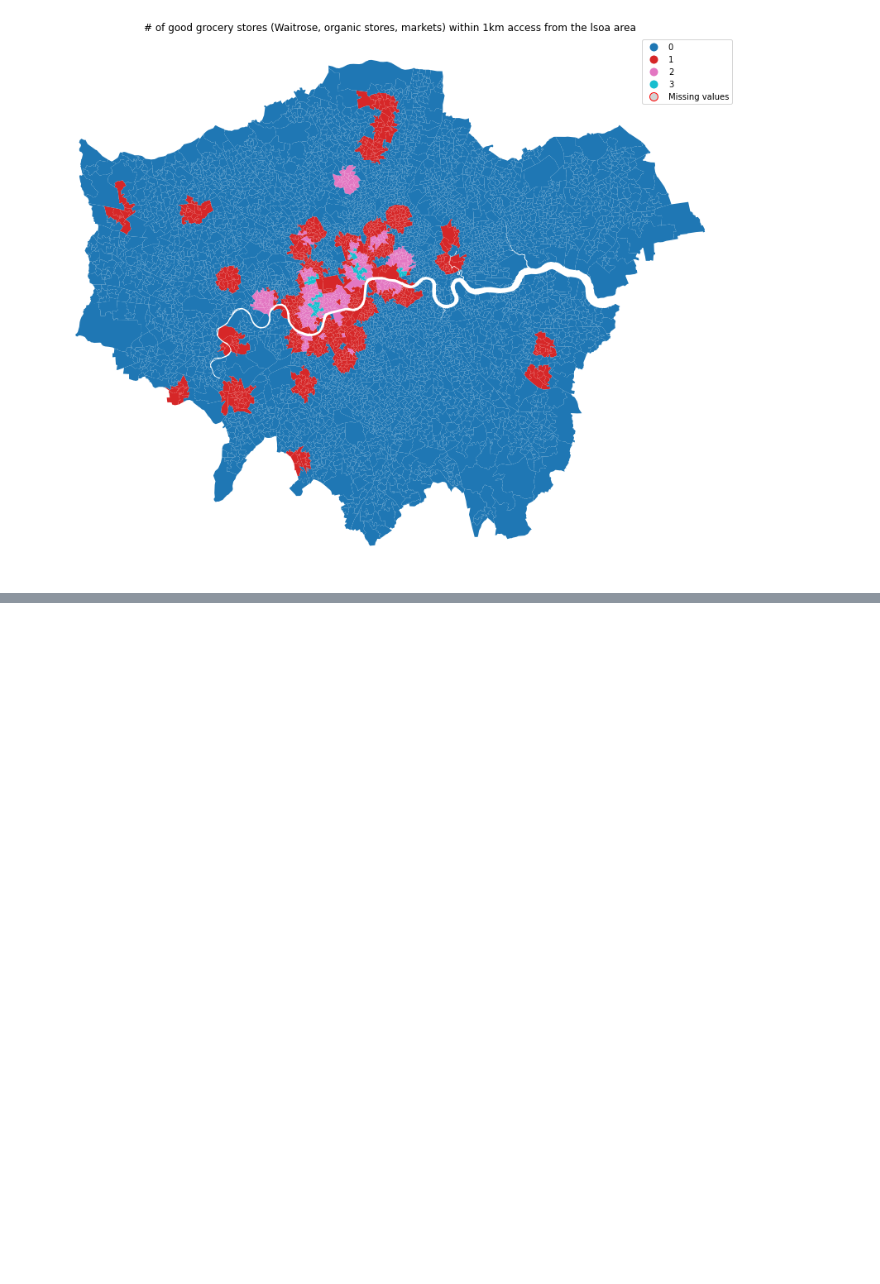
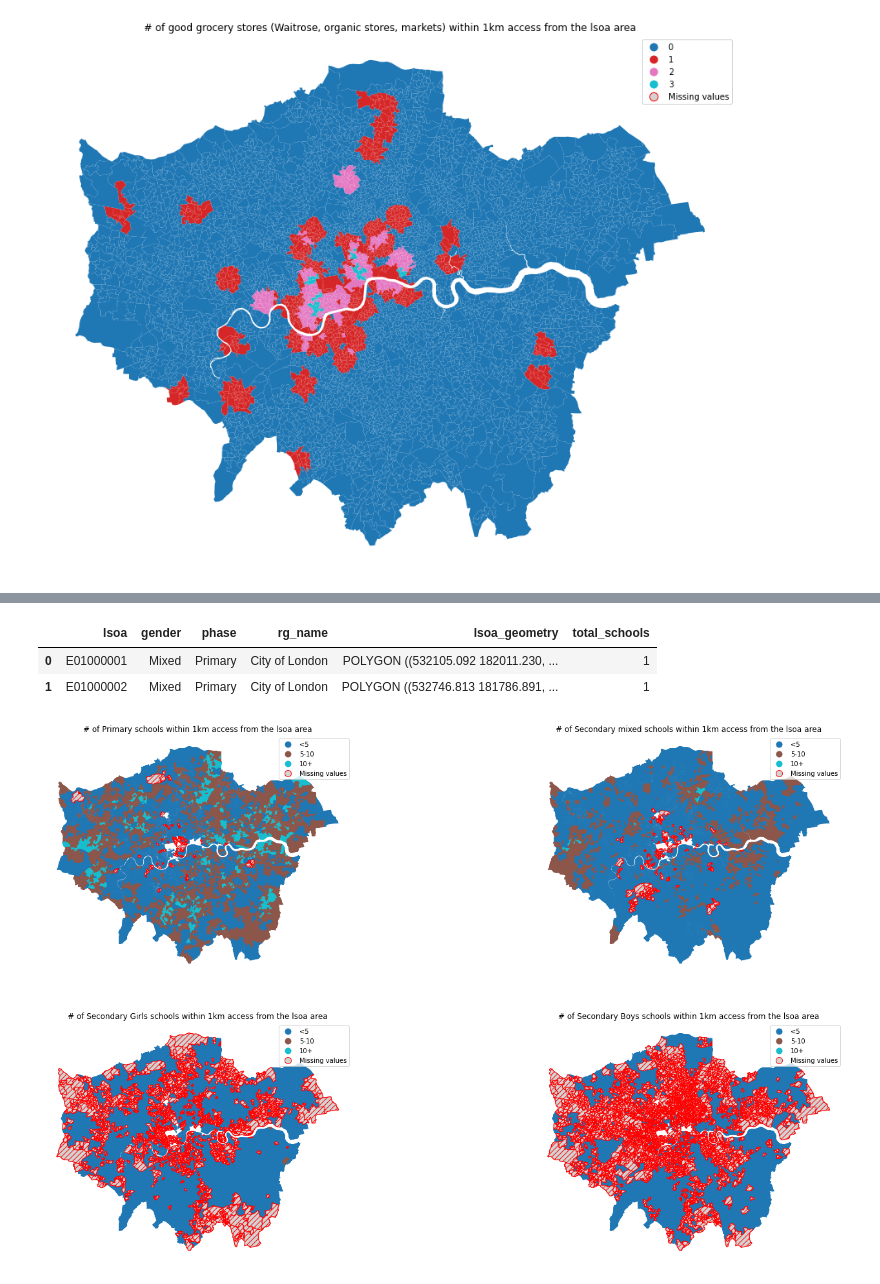
Before and after one commit to jelenalor/RealEstate, a Jupyter notebook: 2.EDA regions.ipynb, the cells around one changed output, grey strips where cells are left out. Cells and saved outputs as stored; diff of their text form; code cells hidden in the pictures; blank space fills up the shorter version.

```diff
--- a/2.EDA regions.ipynb
+++ b/2.EDA regions.ipynb
@@ -252,0 +277,75 @@ plt.show()
+# %%
+engine = psycopg2.connect(database="postgres", user=secrets.user(), password=secrets.password(), host=secrets.host(), port='5432')
+
+sql = """
+SELECT
+    s.lsoa, s.gender, s.phase, g.rg_name, g.lsoa_geometry, count( distinct s.school_nam) as total_schools
+from schools as s
+right join geo2 as g
+on s.lsoa = g.lsoa
+where s.type in ('Community School', 'Academy Sponsor Led', 'Academy Converter',
+       'Voluntary Controlled School',
+       'Free Schools', 'Foundation School', 'University Technical College',
+       'Academy Alternative Provision Sponsor Led',
+       'Academy Alternative Provision Converter',
+       'City Technology College',
+       'Free Schools - Alternative Provision',
+       'Academy Special Sponsor Led', 'Studio Schools')
+and s.phase in ('Primary', 'Secondary', 'All Through')
+group by s.lsoa, s.gender, s.phase, g.rg_name, g.lsoa_geometry
+;
+
+"""
+
+gdf_all = gpd.read_postgis(sql, engine, geom_col='lsoa_geometry')
+gdf_all.head(2)
+
+# Excluding special schools
+# %% [output]
+|  | lsoa | gender | phase | rg_name | lsoa_geometry | total_schools |
+| 0 | E01000001 | Mixed | Primary | City of London | POLYGON ((532105.092 182011.230, ... | 1 |
+| 1 | E01000002 | Mixed | Primary | City of London | POLYGON ((532746.813 181786.891, ... | 1 |
+# %%
+gdf_all["total_schools_bins"] = pd.cut(gdf_all["total_schools"], [0, 5, 10, 25],labels=["<5", "5-10",  "10+"])
+
+fig, ax = plt.subplots(ncols=2, nrows=2, figsize=(25, 15))
+ax = ax.flatten()
+
+ax[0].axis('off')
+gdf_all[["lsoa_geometry"]].merge(gdf_all[gdf_all.phase == "Primary"], how="left", on="lsoa_geometry").plot(ax = ax[0],\
+                                                                                                         column="total_schools_bins",\
+                                                                                                         legend=True, \
+                                                                                                         missing_kwds={"color": "lightgrey","edgecolor": "red", "hatch": "///", "label": "Missing values",})
+ax[0].set_title("# of Primary schools within 1km access from the lsoa area")
+
+
+ax[1].axis('off')
+gdf_all[["lsoa_geometry"]].merge(gdf_all[ (gdf_all.phase == "Secondary") & (gdf_all.gender == "Mixed")], \
+                               how="left", \
+                               on="lsoa_geometry").plot(ax = ax[1], \
+                                                        column="total_schools_bins", \
+                                                        legend=True, \
+                                                        missing_kwds={"color": "lightgrey","edgecolor": "red", "hatch": "///", "label": "Missing values",})
+ax[1].set_title("# of Secondary mixed schools within 1km access from the lsoa area")
+
+
+ax[2].axis('off')
+gdf_all[["lsoa_geometry"]].merge(gdf_all[ (gdf_all.phase == "Secondary") & (gdf_all.gender == "Girls")], \
+                               how="left", on="lsoa_geometry").plot(ax = ax[2], \
+                                                                    column="total_schools_bins",\
+                                                                    legend=True, \
+                                                                    missing_kwds={"color": "lightgrey","edgecolor": "red", "hatch": "///", "label": "Missing values",})
+ax[2].set_title("# of Secondary Girls schools within 1km access from the lsoa area")
+
+
+ax[3].axis('off')
+gdf_all[["lsoa_geometry"]].merge(gdf_all[ (gdf_all.phase == "Secondary") & (gdf_all.gender == "Boys")], \
+                               how="left", \
+                               on="lsoa_geometry").plot(ax = ax[3], column="total_schools_bins", \
+                                                        legend=True, \
+                                                        missing_kwds={"color": "lightgrey","edgecolor": "red", "hatch": "///", "label": "Missing values",})
+ax[3].set_title("# of Secondary Boys schools within 1km access from the lsoa area")
+
+plt.show()
+# %% [output]
+[figure, added]
```
Also changed, not shown: parts of 15 cells of this notebook.
